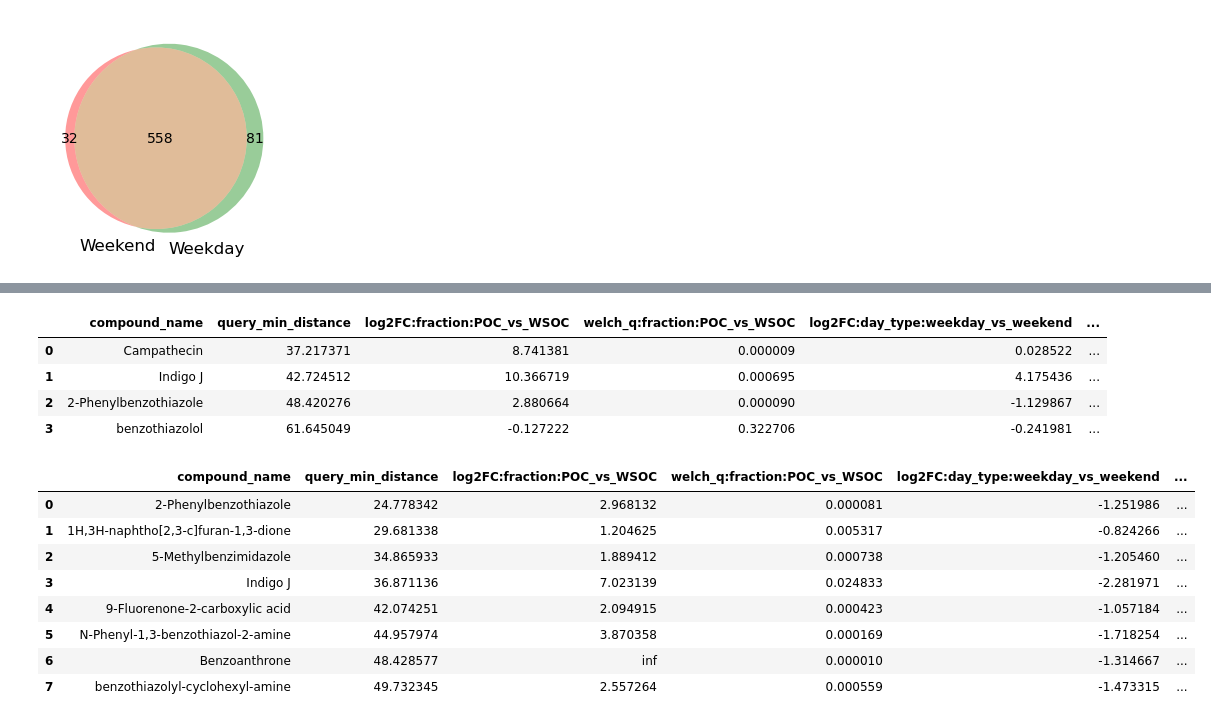
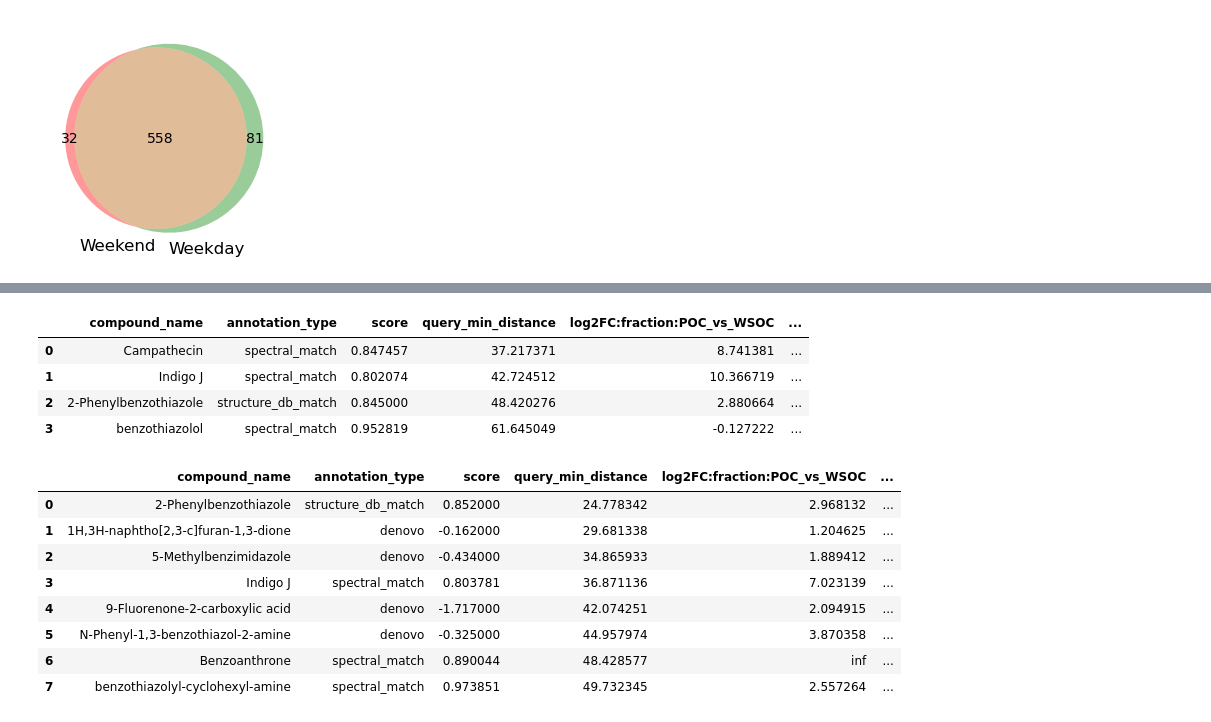
Before and after one commit to arnelammers/COMPASS, a Jupyter notebook: thesis/notebooks/additional_figures.ipynb, the cells around one changed output, grey strips where cells are left out. Drawn from its saved outputs; the diff is of its cells as text; code cells hidden in the pictures.

```diff
--- a/thesis/notebooks/additional_figures.ipynb
+++ b/thesis/notebooks/additional_figures.ipynb
@@ -191,26 +191,26 @@ da_tsp_df = pd.read_csv('../results/easvolee_tsp_pos/analysis/features/da.csv')
 query_neighbors_tsp_df = pd.read_csv('../results/easvolee_tsp_pos/analysis/bioactivity/query_neighbors.csv')
 
 merged_da_qn_tsp_df = pd.merge(query_neighbors_tsp_df,da_tsp_df, on='id')
-merged_da_qn_tsp_df[['compound_name', 'query_min_distance', 'log2FC:fraction:POC_vs_WSOC','welch_q:fraction:POC_vs_WSOC','log2FC:day_type:weekday_vs_weekend','welch_q:day_type:weekday_vs_weekend']]
+merged_da_qn_tsp_df[['compound_name', 'annotation_type','score','query_min_distance', 'log2FC:fraction:POC_vs_WSOC','welch_q:fraction:POC_vs_WSOC','log2FC:day_type:weekday_vs_weekend','welch_q:day_type:weekday_vs_weekend']]
 # %% [output]
-|  | compound_name | query_min_distance | log2FC:fraction:POC_vs_WSOC | welch_q:fraction:POC_vs_WSOC | log2FC:day_type:weekday_vs_weekend | ... |
-| 0 | Campathecin | 37.217371 | 8.741381 | 0.000009 | 0.028522 | ... |
-| 1 | Indigo J | 42.724512 | 10.366719 | 0.000695 | 4.175436 | ... |
-| 2 | 2-Phenylbenzothiazole | 48.420276 | 2.880664 | 0.000090 | -1.129867 | ... |
-| 3 | benzothiazolol | 61.645049 | -0.127222 | 0.322706 | -0.241981 | ... |
+|  | compound_name | annotation_type | score | query_min_distance | log2FC:fraction:POC_vs_WSOC | ... |
+| 0 | Campathecin | spectral_match | 0.847457 | 37.217371 | 8.741381 | ... |
+| 1 | Indigo J | spectral_match | 0.802074 | 42.724512 | 10.366719 | ... |
+| 2 | 2-Phenylbenzothiazole | structure_db_match | 0.845000 | 48.420276 | 2.880664 | ... |
+| 3 | benzothiazolol | spectral_match | 0.952819 | 61.645049 | -0.127222 | ... |
 # %%
 da_ufp_df = pd.read_csv('../results/easvolee_ufp_pos/analysis/features/da.csv')
 query_neighbors_ufp_df = pd.read_csv('../results/easvolee_ufp_pos/analysis/bioactivity/query_neighbors.csv')
 
 merged_da_qn_ufp_df = pd.merge(query_neighbors_ufp_df, da_ufp_df, on='id')
-merged_da_qn_ufp_df[['compound_name', 'query_min_distance',  'log2FC:fraction:POC_vs_WSOC','welch_q:fraction:POC_vs_WSOC','log2FC:day_type:weekday_vs_weekend','welch_q:day_type:weekday_vs_weekend']]
+merged_da_qn_ufp_df[['compound_name',  'annotation_type','score','query_min_distance',  'log2FC:fraction:POC_vs_WSOC','welch_q:fraction:POC_vs_WSOC','log2FC:day_type:weekday_vs_weekend','welch_q:day_type:weekday_vs_weekend']]
 # %% [output]
-|  | compound_name | query_min_distance | log2FC:fraction:POC_vs_WSOC | welch_q:fraction:POC_vs_WSOC | log2FC:day_type:weekday_vs_weekend | ... |
-| 0 | 2-Phenylbenzothiazole | 24.778342 | 2.968132 | 0.000081 | -1.251986 | ... |
-| 1 | 1H,3H-naphtho[2,3-c]furan-1,3-dione | 29.681338 | 1.204625 | 0.005317 | -0.824266 | ... |
-| 2 | 5-Methylbenzimidazole | 34.865933 | 1.889412 | 0.000738 | -1.205460 | ... |
-| 3 | Indigo J | 36.871136 | 7.023139 | 0.024833 | -2.281971 | ... |
-| 4 | 9-Fluorenone-2-carboxylic acid | 42.074251 | 2.094915 | 0.000423 | -1.057184 | ... |
-| 5 | N-Phenyl-1,3-benzothiazol-2-amine | 44.957974 | 3.870358 | 0.000169 | -1.718254 | ... |
-| 6 | Benzoanthrone | 48.428577 | inf | 0.000010 | -1.314667 | ... |
-| 7 | benzothiazolyl-cyclohexyl-amine | 49.732345 | 2.557264 | 0.000559 | -1.473315 | ... |
+|  | compound_name | annotation_type | score | query_min_distance | log2FC:fraction:POC_vs_WSOC | ... |
+| 0 | 2-Phenylbenzothiazole | structure_db_match | 0.852000 | 24.778342 | 2.968132 | ... |
+| 1 | 1H,3H-naphtho[2,3-c]furan-1,3-dione | denovo | -0.162000 | 29.681338 | 1.204625 | ... |
+| 2 | 5-Methylbenzimidazole | denovo | -0.434000 | 34.865933 | 1.889412 | ... |
+| 3 | Indigo J | spectral_match | 0.803781 | 36.871136 | 7.023139 | ... |
+| 4 | 9-Fluorenone-2-carboxylic acid | denovo | -1.717000 | 42.074251 | 2.094915 | ... |
+| 5 | N-Phenyl-1,3-benzothiazol-2-amine | denovo | -0.325000 | 44.957974 | 3.870358 | ... |
+| 6 | Benzoanthrone | spectral_match | 0.890044 | 48.428577 | inf | ... |
+| 7 | benzothiazolyl-cyclohexyl-amine | spectral_match | 0.973851 | 49.732345 | 2.557264 | ... |
```
Also changed, not shown: parts of 3 cells of this notebook, 19 other files.
